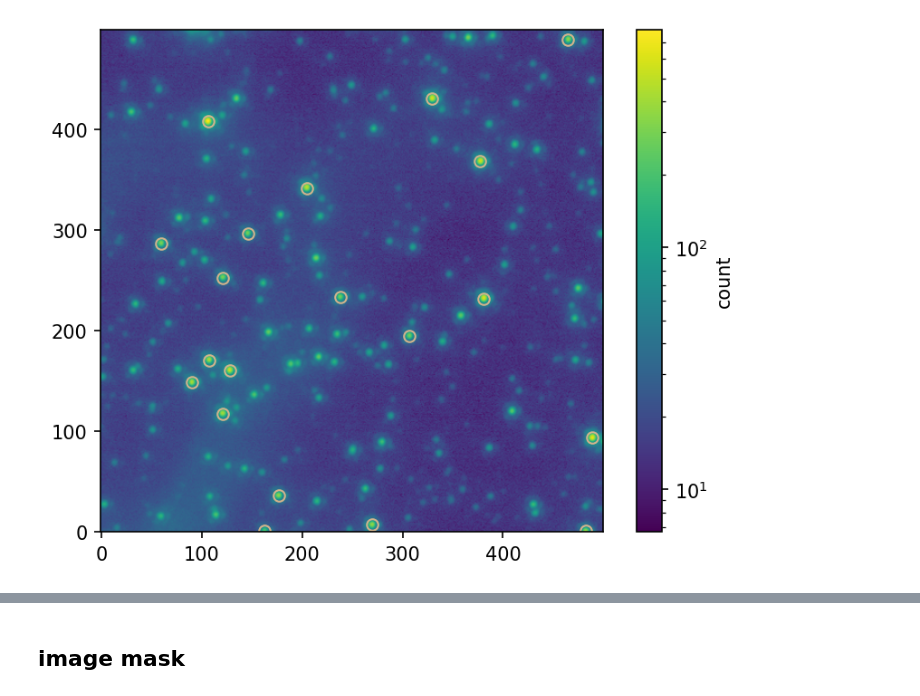
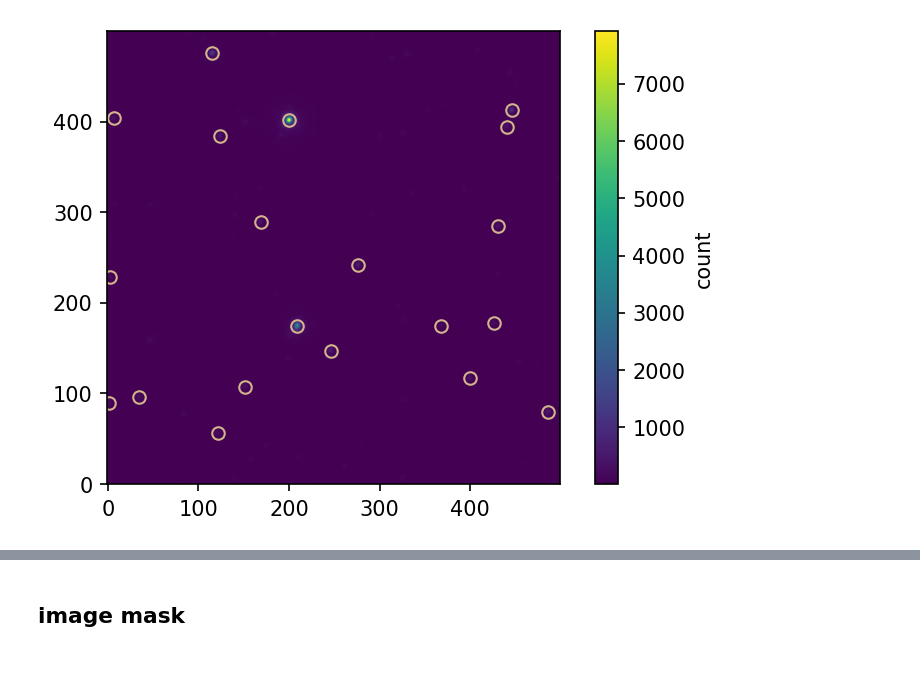
Before and after one commit to kemasuda/bepsf, a Jupyter notebook: keck/flux_and_position_common_psf.ipynb, the cells around one changed output, grey strips where cells are left out. Saved outputs shown, nothing was run; the diff lists cells and outputs as text; code cells hidden in the pictures; blank space fills up the shorter version.

```diff
--- a/keck/flux_and_position_common_psf.ipynb
+++ b/keck/flux_and_position_common_psf.ipynb
@@ -21,7 +21,7 @@ from astropy.stats import sigma_clipped_stats
 from photutils.datasets import load_star_image
 from photutils.detection import DAOStarFinder
 # %%
-def find_sources(data, sort=True, plot=True, Nplot=20, norm='log'):
+def find_sources(data, sort=True, plot=True, Nplot=20, norm='log', extent=None):
     mean, median, std = sigma_clipped_stats(data, sigma=3.0)
     #print((mean, median, std))
     daofind = DAOStarFinder(fwhm=3.0, threshold=5.*std)
@@ -32,18 +32,20 @@ def find_sources(data, sort=True, plot=True, Nplot=20, norm='log'):
         # 1st index: row, 2nd index: col
         xcs, ycs = np.array(sources[['xcentroid', 'ycentroid']]).T
         plt.figure()
-        plt.imshow(data[:,:], origin='lower', norm=norm)
-        plt.plot(xcs[:20], ycs[:20], '.', marker='o', mfc='none', color='tan')
+        plt.imshow(data[:,:], origin='lower')#, norm=norm)
+        plt.plot(xcs[:Nplot], ycs[:Nplot], '.', marker='o', mfc='none', color='tan')
         plt.colorbar(label='count')
     return sources
 
-def plot_individual_sources(data, sources, width=20, norm='log'):
+def plot_individual_sources(data, sources, width=20, norm='log', extent=None):
     xcs, ycs = np.array(sources[['xcentroid', 'ycentroid']]).T
     for xc, yc in zip(xcs, ycs):
+        d_ = data[int(np.fmax(yc-0.5*width,0)):int(yc+0.5*width),int(np.fmax(xc-0.5*width,0)):int(xc+0.5*width)]
         plt.figure()
         plt.xlim(xc-0.5*width, xc+0.5*width)
         plt.ylim(yc-0.5*width, yc+0.5*width)
-        plt.imshow(data, origin='lower', norm=norm)
+        plt.imshow(data, origin='lower', vmax=np.max(d_)*1.1)#, norm=norm)
+        #plt.imshow(d_, origin='lower')#, norm=norm)
         plt.colorbar()
 # %%
 hdul = fits.open("magO_MB116_kp_tdOpen.fits")
@@ -58,0 +59,6 @@ d_cut = data_raw[1000:1500,500:1000]
+# %%
+xmin, xmax, ymin, ymax  = 1000, 1500, 1000, 1500
+#xmin, xmax, ymin, ymax  = 800, 1700, 800, 1700
+imgext = [xmin, xmax, ymin, ymax]
+d_cut = data_raw[ymin:ymax,xmin:xmax]
+x_targ, y_targ = 1210 - xmin, 1175 - ymin
@@ -59,5 +70,5 @@ d_cut = data_raw[1000:1500,500:1000]
 # %%
-s_cut = find_sources(d_cut)
+s_cut = find_sources(d_cut, Nplot=20, extent=imgext)
 # %% [output]
-[figure, old version]
+[figure, new version]
 # %%
```
Also changed, not shown: parts of 47 cells of this notebook.
